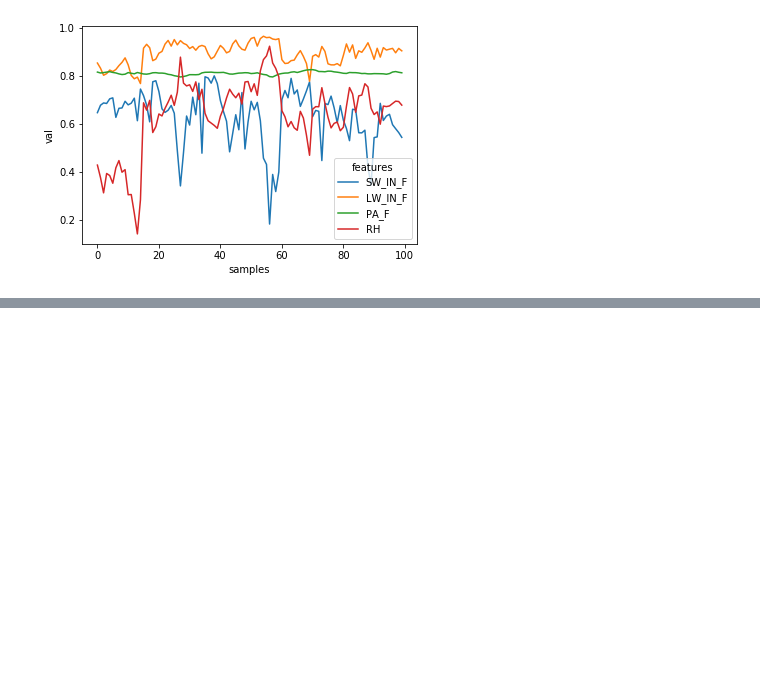
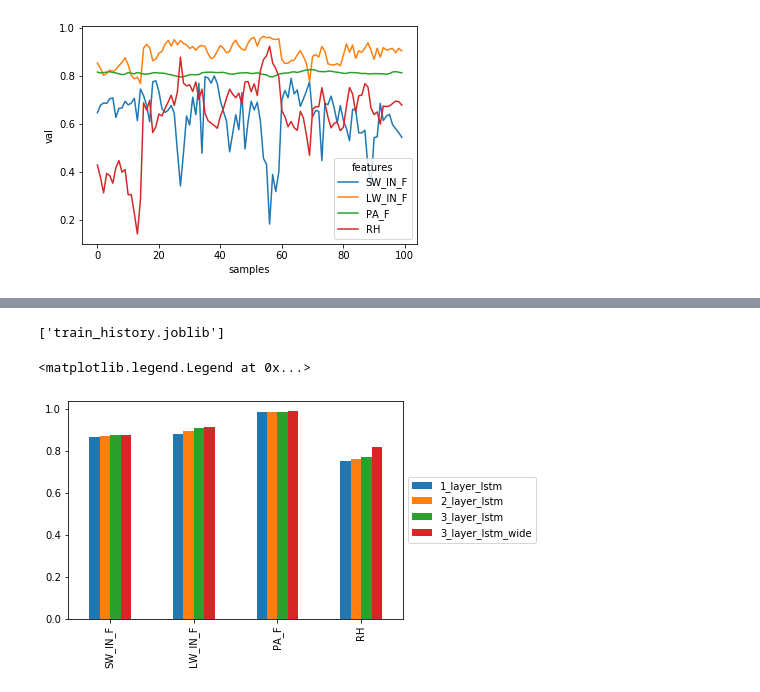
Before and after one commit to jhamman/met-ml, a Jupyter notebook: notebooks/met-ml.ipynb, the cells around one changed output, grey strips where cells are left out. Cells and saved outputs as stored; diff of their text form; code cells hidden in the pictures; blank space fills up the shorter version.

```diff
--- a/notebooks/met-ml.ipynb
+++ b/notebooks/met-ml.ipynb
@@ -158,17 +154,23 @@ def make_callbacks(name):
     es = EarlyStopping(monitor="val_loss", mode="min", verbose=0, patience=20)
     return [es, mc]
 
+for var in y_train.features.values:
+    yt = y_train.sel(features=var)
+    yv = y_val.sel(features=var)
+    ydims = dict(zip(yt.dims, yt.shape))
+    if 'features' not in ydims:
+        ydims['features'] = 1
 
-for model in [make_model_1(), make_model_2(), make_model_3(), make_model_4()]:
-    # for model in [make_model_1()]:
-    model.summary()
-    history[model.name] = model.fit(
-        x_train.values,
-        y_train.values,
-        validation_data=(x_val.values, y_val.values,),
-        batch_size=batch_size,
-        epochs=500,
-        shuffle=True,
-        callbacks=make_callbacks(model.name),
-    )
+    for model in [make_model_1(var, ydims), make_model_2(var, ydims), make_model_3(var, ydims), make_model_4(var, ydims)]:
+        # for model in [make_model_1()]:
+        model.summary()
+        history[model.name] = model.fit(
+            x_train.values,
+            yt.values,
+            validation_data=(x_val.values, yv.values,),
+            batch_size=batch_size,
+            epochs=500,
+            shuffle=True,
+            callbacks=make_callbacks(model.name),
+        )
 # %% [output]
@@ -229,0 +233,4 @@ plt.tight_layout()
+# %%
+dump(hdump, "train_history.joblib")
+# %% [output]
+['train_history.joblib']
@@ -229,0 +239,17 @@ plt.tight_layout()
+# %%
+hdump = load("train_history.joblib")
+# %%
+scores_df = pd.DataFrame()
+for var in y_train.features.values:
+    var_scores = {}
+    for model, scores in hdump.items():
+        if var in model:
+            key = model.replace("_" + var, "")
+            var_scores[key] = max(scores["r_square"])
+    scores_df[var] = pd.Series(var_scores)
+# %%
+scores_df.T.plot.bar()
+plt.legend(loc="center left", bbox_to_anchor=(1.0, 0.5))
+# %% [output]
+<matplotlib.legend.Legend at 0x...>
+[figure, added]
```
Also changed, not shown: parts of 10 cells of this notebook, 4 other files.
